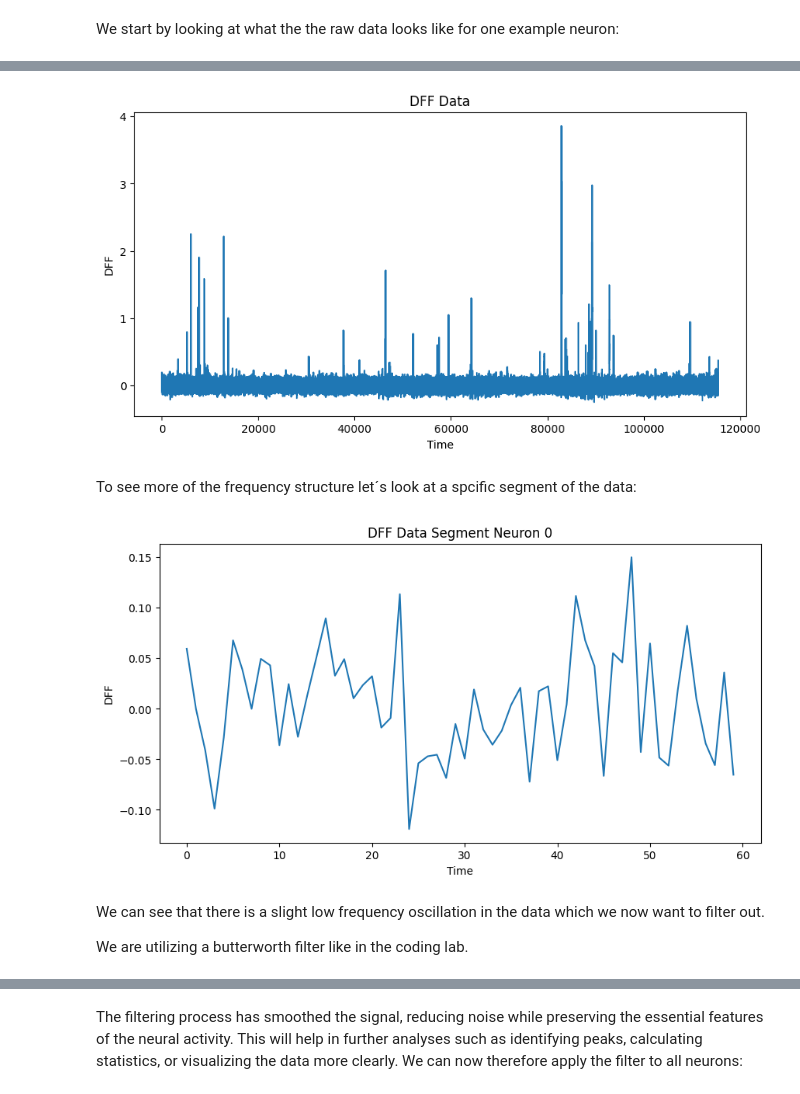
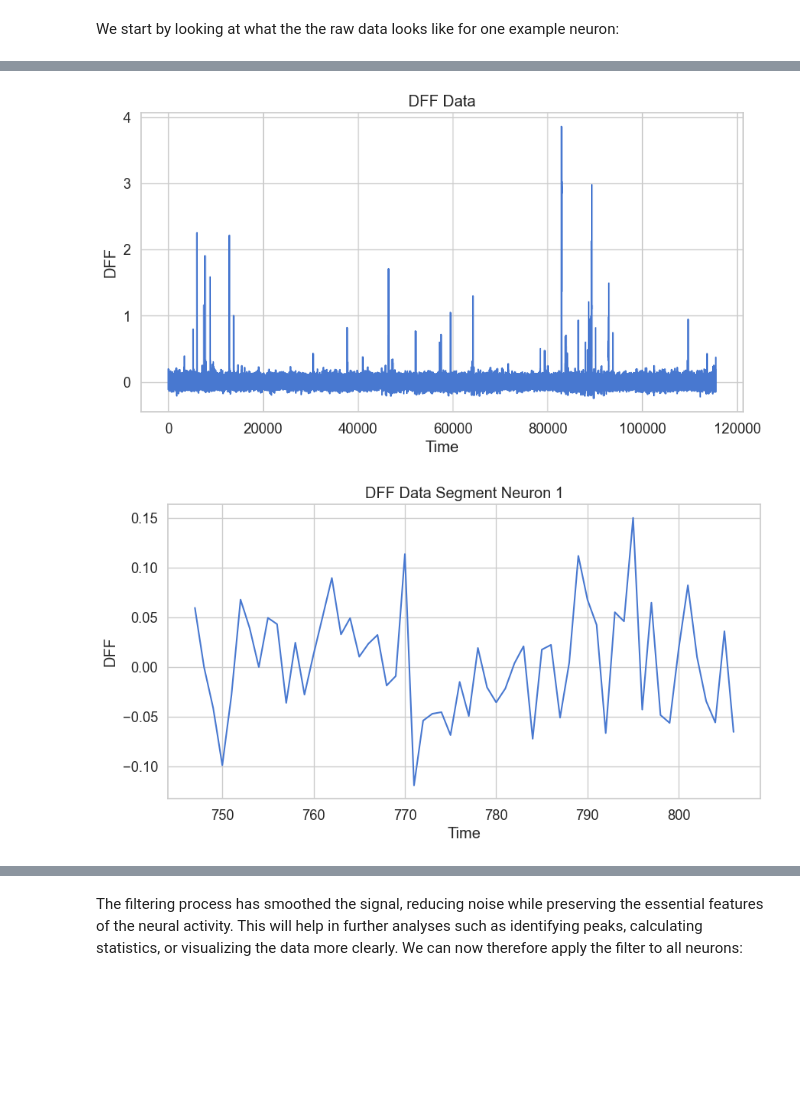
Before and after one commit to SaschaLeander/NeuralDataScience, a Jupyter notebook: FinalProject/practical01.ipynb, the cells around one changed output, grey strips where cells are left out. Cells and saved outputs as stored; diff of their text form; code cells hidden in the pictures; blank space fills up the shorter version.

```diff
--- a/FinalProject/practical01.ipynb
+++ b/FinalProject/practical01.ipynb
@@ -69,6 +49,10 @@ You will only work with a drifting grating stimulus.
 
 Since the experiments were performed in sequence the calcium recordings that you receive also contain some other stimulus modalities (see `data["stim_epoch_table"]`). You can ignore these sections of the time-series data during analysis. Not all the data provided has to be used, however it can be incorporated into your analysis.
 # %%
+# adjust the path as necessary
+file_path = "/Users/sascha/Library/Mobile Documents/com~apple~CloudDocs/Uni_Tübingen/Semester2/NeuralDataScience/Assignments/FinalProject/data/project-01"
+
+
 # load data
 def load_data(path="."):
     def array2df(d, key, cols):
@@ -92,15 +76,10 @@ def print_info(data):
     print("\n".join(l) + "\n")
 
 
-data = load_data(
-    # path="/Users/lucakosina/Library/Mobile Documents/com~apple~CloudDocs/Uni/MASTER/neural data science/NeuralDataScience/data/project-01/"
-    path="/content"
-)
+data = load_data(path=file_path)
 
 print("Overview of the data")
 print_info(data)
-print(data["stim_table"].head())
-print(data["roi_masks"])
 # %% [output]
 Overview of the data
 [t] - <class 'numpy.ndarray'>, - (115471,)
@@ -148,0 +108,26 @@ We statistically analyze this by ...
+# %%
+# extract data and create DataFrame
+data = np.load(file_path + "/dff_data_dsi.npz", allow_pickle=True)
+
+t = data["t"]  # time vector
+dff = data["dff"]  # calcium traces
+roi_masks = data["roi_masks"]
+max_proj = data["max_projection"]
+running_speed = data["running_speed"]
+
+# load DataFrame
+stim_table = pd.DataFrame(
+    data["stim_table"],
+    columns=["frequency", "direction", "blank_sweep", "start", "end"],
+)
+
+# transpose so rows are timepoints and columns are neurons
+df_dff = pd.DataFrame(dff.T, columns=[f"neuron_{i+1}" for i in range(dff.shape[0])])
+
+# add time vector as a column
+df_dff.insert(0, "time", t)
+
+# transform the df such that neuron is one column
+df_dff = df_dff.melt(id_vars=["time"], var_name="neuron", value_name="dff")
+
+df_dff
@@ -167,56 +168,49 @@ array([[0.08007366, 0.07333259, 0.10623901, ..., 0.12913607, 0.11774017,
 # %%
-# plot dff
-import matplotlib.pyplot as plt
+sns.set(style="whitegrid", palette="muted", font_scale=1.2)
 
 
 def plot_dff(data, neuron=0):
     """
     Plot the dff data for a given neuron and stimulus epoch.
 
     Parameters:
-    - data: The data dictionary containing dff data.
+    - df: The DataFrame containing the dff data.
     - neuron: The index of the neuron to plot.
     - stim_epoch: The index of the stimulus epoch to plot.
     """
     dff = data["dff"]
 
     plt.figure(figsize=(10, 5))
     plt.plot(
         dff[neuron],
         label=f"Neuron {neuron}",
     )
     plt.title("DFF Data")
     plt.xlabel("Time")
     plt.ylabel("DFF")
     plt.show()
 
 
 # Example plot for one neuron
-plot_dff(data, neuron=0)
+plot_dff(data)
 # %% [output]
-[figure, old version]
+[figure, new version]
-# %% [markdown]
-To see more of the frequency structure let´s look at a spcific segment of the data:
 # %%
 # look at specific trial / segment of the data for the example neuron
 plt.figure(figsize=(10, 5))
 
-# extzract stimulus epoch for the example neuron
-stim_epoch = data["stim_table"].iloc[0]  # First stimulus epoch
+# extract stimulus epoch for the example neuron
+stim_epoch = stim_table.iloc[0]  # first trial
 start, end = int(stim_epoch["start"]), int(stim_epoch["end"])
 
 plt.plot(
-    data["dff"][0][start:end],
-    label="Neuron 0",
+    df_dff["neuron_1"][start:end],
+    label="Neuron 1",
 )
-plt.title("DFF Data Segment Neuron 0")
+plt.title("DFF Data Segment Neuron 1")
 plt.xlabel("Time")
 plt.ylabel("DFF")
 plt.show()
 # %% [output]
-[figure, old version]
+[figure, new version]
-# %% [markdown]
-We can see that there is a slight low frequency oscillation in the data which we now want to filter out.
-
-We are utilizing a butterworth filter like in the coding lab.
 # %%
```
Also changed, not shown: parts of 41 cells of this notebook.
